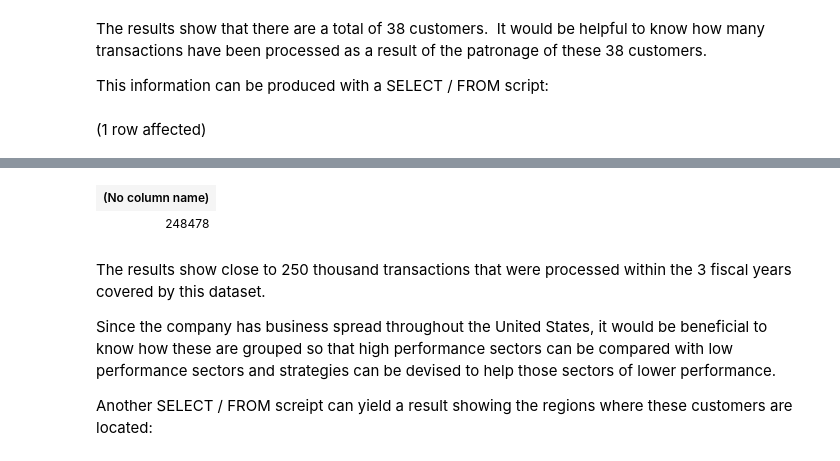
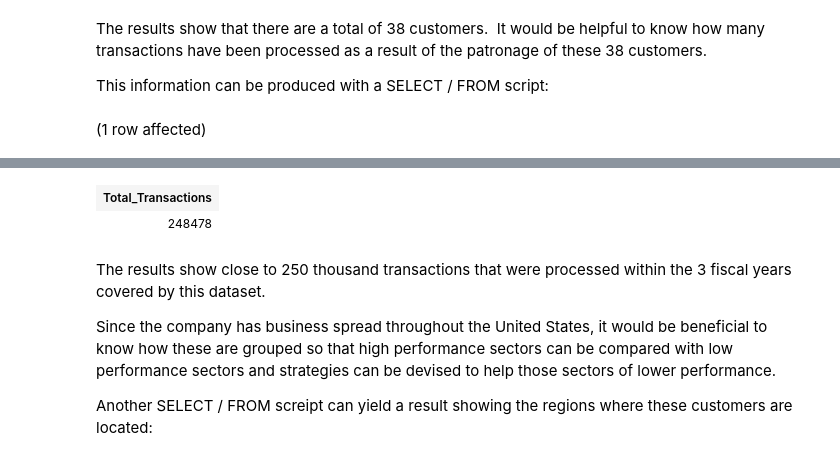
Before and after one commit to Migstah87/MigsBox, a Jupyter notebook: Notebook-1.ipynb, the cells around one changed output, grey strips where cells are left out. Cells and saved outputs as stored; diff of their text form; code cells hidden in the pictures.

```diff
--- a/Notebook-1.ipynb
+++ b/Notebook-1.ipynb
@@ -19,6 +19,6 @@ The results show that there are a total of 38 customers.  It would be helpful t
 
 This information can be produced with a SELECT / FROM script:
 # %%
-SELECT count(*) FROM Sales.dbo.Transactions
+SELECT count(*) AS Total_Transactions FROM Sales.dbo.Transactions
 # %% [output]
 (1 row affected)
@@ -26,4 +26,4 @@ Total execution time: 00:00:00.087
-| (No column name) |
+| Total_Transactions |
 | 248478 |
 # %% [markdown]
 The results show close to 250 thousand transactions that were processed within the 3 fiscal years covered by this dataset.
```
Also changed, not shown: parts of 4 cells of this notebook.
